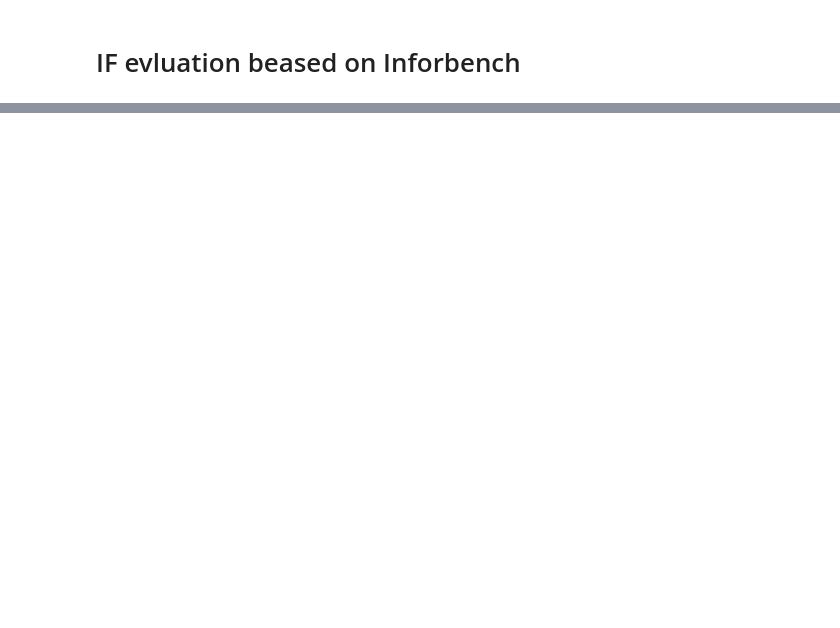
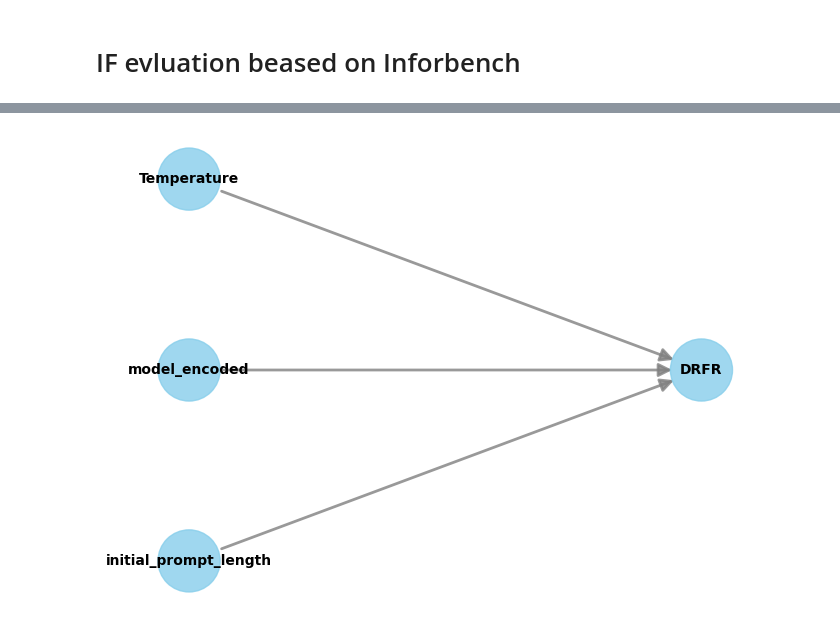
Before and after one commit to DobricLilujun/temperature_eval, a Jupyter notebook: script/evaluation_IF_batch.ipynb, the cells around one changed output, grey strips where cells are left out. Saved outputs shown, nothing was run; the diff lists cells and outputs as text; code cells hidden in the pictures; blank space fills up the shorter version.

```diff
--- a/script/evaluation_IF_batch.ipynb
+++ b/script/evaluation_IF_batch.ipynb
@@ -251,0 +415,64 @@ plt.show()
+# %%
+model = CausalModel(
+    data=causal_dataset_df,
+    treatment=["Temperature"],
+    outcome=["DRFR"],
+    effect_modifiers=["model_encoded", "initial_prompt_length"],
+)
+model.view_model()
+
+identified_estimand = model.identify_effect()
+print(identified_estimand)
+
+model_y = LinearRegression(fit_intercept=True)
+model_t = LinearRegression(fit_intercept=True)
+
+result_df = pd.DataFrame()
+model_list = causal_dataset_df["model_encoded"].unique().tolist()
+for control_value in control_values:
+    dml_estimate = model.estimate_effect(
+        identified_estimand,
+        method_name="backdoor.econml.dml.LinearDML",
+        confidence_intervals=True,
+        control_value=control_value,
+        treatment_value=control_value + step,
+        method_params={
+            "init_params": {
+                "model_y": model_y,
+                "model_t": model_t,
+            }
+        },
+        fit_estimator=True,
+    )
+    for model_encoded in model_list:
+        dml_estimate = model.estimate_effect(
+            identified_estimand,
+            method_name="backdoor.econml.dml.LinearDML",
+            target_units=causal_dataset_df[
+                causal_dataset_df["model_encoded"] == model_encoded
+            ],
+            confidence_intervals=True,
+            control_value=control_value,
+            treatment_value=control_value + step,
+            method_params={
+                "init_params": {
+                    "model_y": model_y,
+                    "model_t": model_t,
+                }
+            },
+            fit_estimator=False,
+        )
+        estimate_value = dml_estimate.cate_estimates[0]
+        lower_bound = dml_estimate.get_confidence_intervals()[:, :, 0][0][0]
+        upper_bound = dml_estimate.get_confidence_intervals()[:, :, 0][1][0]
+        data = {
+            "lower_bound": lower_bound,
+            "upper_bound": upper_bound,
+            "estimate_value": estimate_value,
+            "control_value": control_value,
+            "model_encoded": model_encoded,
+        }
+        data_df = pd.DataFrame(data)
+        result_df = pd.concat([result_df, data_df], ignore_index=True)
+# %% [output]
+[figure, added]
```
Also changed, not shown: parts of 16 cells of this notebook, 13 other files.
